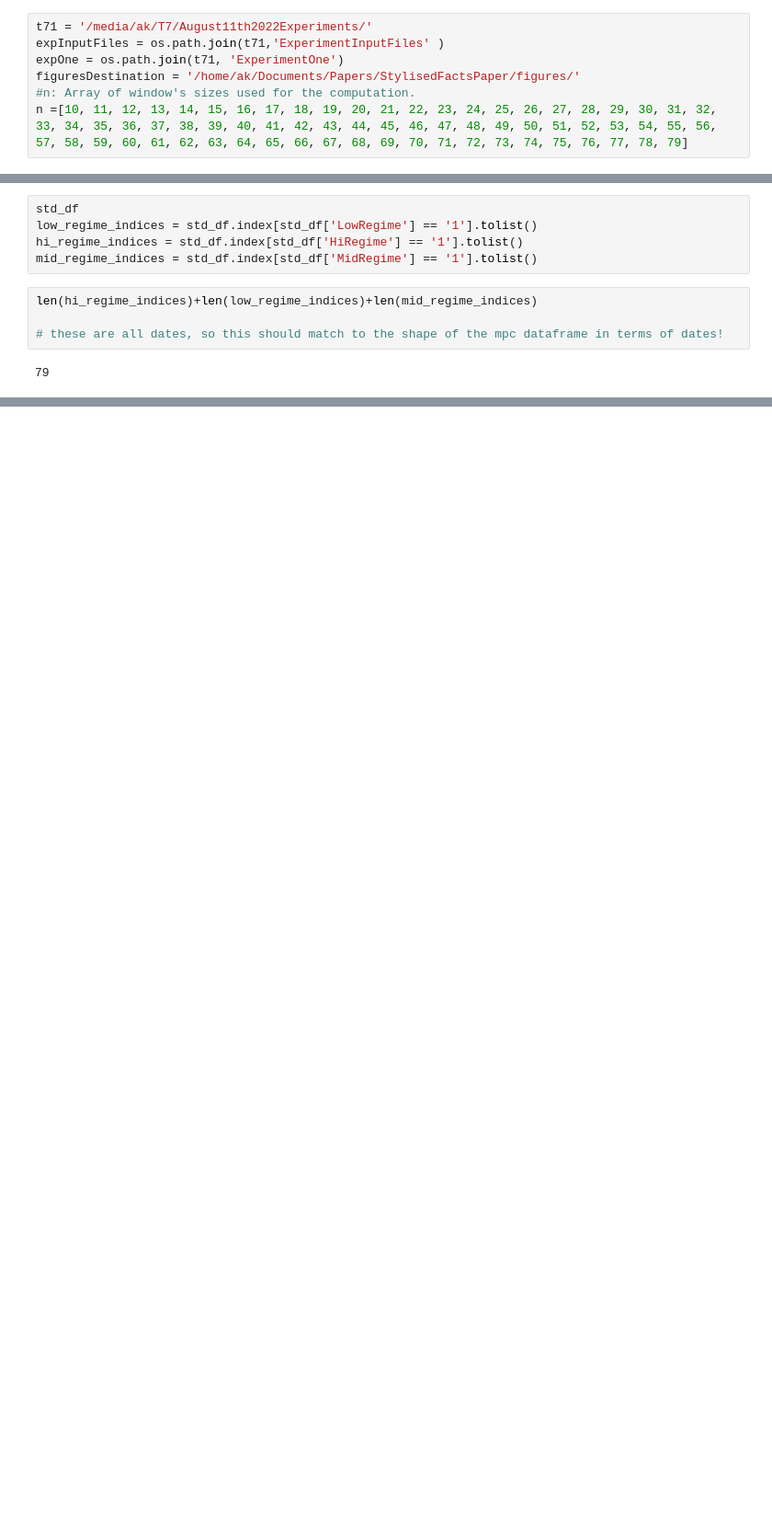
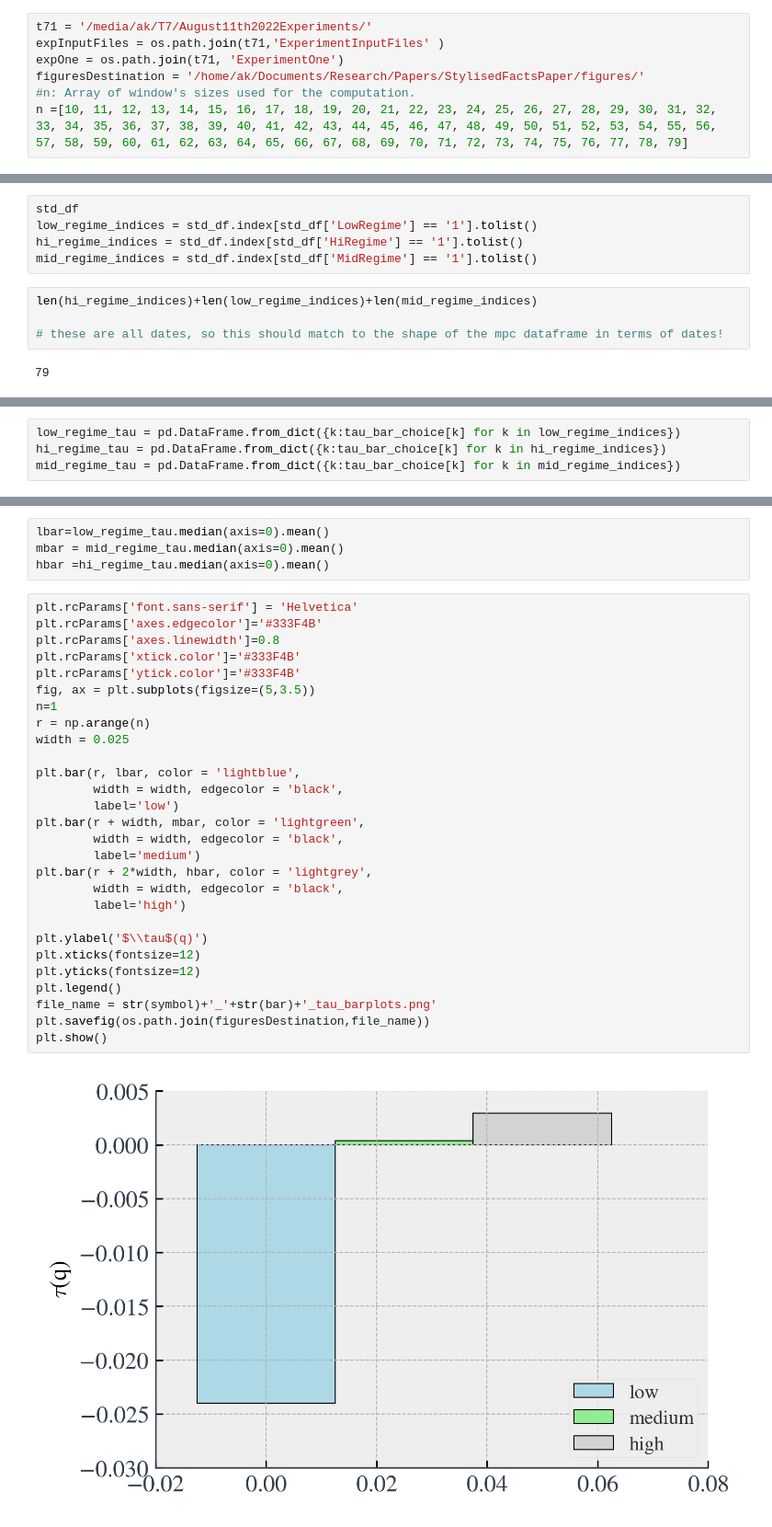
Before and after one commit to andreas-koukorinis/PaperCode, a Jupyter notebook: stylised_facts/Notebooks/regime-mfdfa.ipynb, the cells around one changed output, grey strips where cells are left out. Shown at 92% size. Drawn from its saved outputs; the diff is of its cells as text; blank space fills up the shorter version.

```diff
--- a/stylised_facts/Notebooks/regime-mfdfa.ipynb
+++ b/stylised_facts/Notebooks/regime-mfdfa.ipynb
@@ -79,7 +79,7 @@ os.listdir('/home/ak/.config/matplotlib/')
 t71 = '/media/ak/T7/August11th2022Experiments/'
 expInputFiles = os.path.join(t71,'ExperimentInputFiles' )
 expOne = os.path.join(t71, 'ExperimentOne')
-figuresDestination = '/home/ak/Documents/Papers/StylisedFactsPaper/figures/'
+figuresDestination = '/home/ak/Documents/Research/Papers/StylisedFactsPaper/figures/'
 #n: Array of window's sizes used for the computation.
 n =[10, 11, 12, 13, 14, 15, 16, 17, 18, 19, 20, 21, 22, 23, 24, 25, 26, 27, 28, 29, 30, 31, 32, 33, 34, 35, 36, 37, 38, 39, 40, 41, 42, 43, 44, 45, 46, 47, 48, 49, 50, 51, 52, 53, 54, 55, 56, 57, 58, 59, 60, 61, 62, 63, 64, 65, 66, 67, 68, 69, 70, 71, 72, 73, 74, 75, 76, 77, 78, 79]
 # %%
@@ -333,0 +359,4 @@ len(n)
+# %%
+low_regime_tau = pd.DataFrame.from_dict({k:tau_bar_choice[k] for k in low_regime_indices})
+hi_regime_tau = pd.DataFrame.from_dict({k:tau_bar_choice[k] for k in hi_regime_indices})
+mid_regime_tau = pd.DataFrame.from_dict({k:tau_bar_choice[k] for k in mid_regime_indices})
@@ -333,0 +367,34 @@ len(n)
+# %%
+lbar=low_regime_tau.median(axis=0).mean()
+mbar = mid_regime_tau.median(axis=0).mean()
+hbar =hi_regime_tau.median(axis=0).mean()
+# %%
+plt.rcParams['font.sans-serif'] = 'Helvetica'
+plt.rcParams['axes.edgecolor']='#333F4B'
+plt.rcParams['axes.linewidth']=0.8
+plt.rcParams['xtick.color']='#333F4B'
+plt.rcParams['ytick.color']='#333F4B'
+fig, ax = plt.subplots(figsize=(5,3.5))
+n=1
+r = np.arange(n)
+width = 0.025
+
+plt.bar(r, lbar, color = 'lightblue',
+        width = width, edgecolor = 'black',
+        label='low')
+plt.bar(r + width, mbar, color = 'lightgreen',
+        width = width, edgecolor = 'black',
+        label='medium')
+plt.bar(r + 2*width, hbar, color = 'lightgrey',
+        width = width, edgecolor = 'black',
+        label='high')
+
+plt.ylabel('$\\tau$(q)')
+plt.xticks(fontsize=12)
+plt.yticks(fontsize=12)
+plt.legend()
+file_name = str(symbol)+'_'+str(bar)+'_tau_barplots.png'
+plt.savefig(os.path.join(figuresDestination,file_name))
+plt.show()
+# %% [output]
+[figure, added]
```
Also changed, not shown: parts of 57 cells of this notebook, 3 other files.
